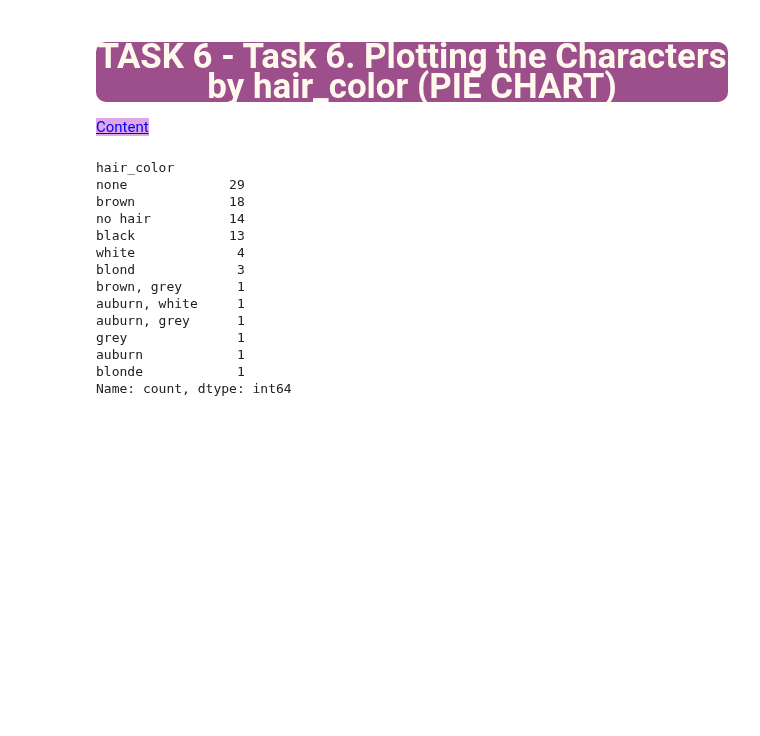
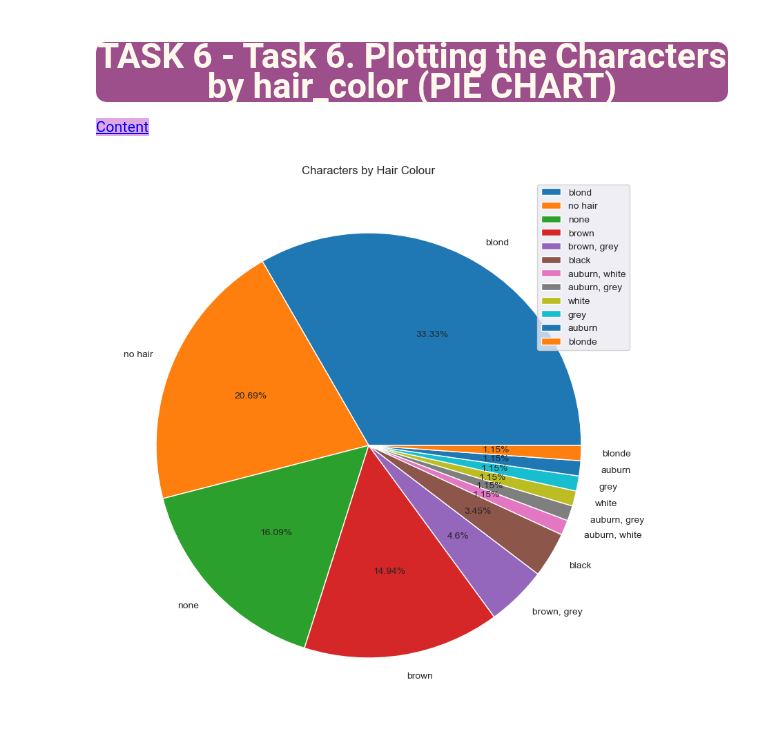
Before and after one commit to iceyisaak/clarusway_ds, a Jupyter notebook: Student_Star_Wars_Characters_assignment_1 (matplotlib)_V02.ipynb, the cells around one changed output. Drawn from its saved outputs; the diff is of its cells as text; code cells hidden in the pictures; blank space fills up the shorter version.

```diff
--- a/Student_Star_Wars_Characters_assignment_1 (matplotlib)_V02.ipynb
+++ b/Student_Star_Wars_Characters_assignment_1 (matplotlib)_V02.ipynb
@@ -442,26 +480,33 @@ Name: birth_year, Length: 87, dtype: object
 <a id="7"></a>
 <a href="#toc" class="btn btn-primary btn-sm" role="button" aria-pressed="true"
 style="color:blue; background-color:#dfa8e4" data-toggle="popover">Content</a>
-# %%
-# PIE CHART
-hair_color = df.hair_color.value_counts()
-
-hair_color
-# %% [output]
-hair_color
-none             29
-brown            18
-no hair          14
-black            13
-white             4
-blond             3
-brown, grey       1
-auburn, white     1
-auburn, grey      1
-grey              1
-auburn            1
-blonde            1
-Name: count, dtype: int64
+# %%
+# PIE CHART
+hair_color = df.hair_color
+# df.hair_color.value_counts()
+
+# Panda PieChart
+# hair_color.plot.pie()
+
+
+#matplotlib PieChart
+plt.figure(figsize=(10,10))
+
+chart_labels = hair_color.unique()
+chart_data_values = hair_color.value_counts().values
+
+plt.pie(
+    chart_data_values,
+    labels=chart_labels,
+    autopct=lambda x:  f'{round(x,2)}%'
+)
+plt.title('Characters by Hair Colour')
+plt.legend();
+
+
+# plt.show()
+# %% [output]
+[figure, added]
 # %% [markdown]
 ## <p style="background-color:#9d4f8c; font-family:newtimeroman; color:#FFF9ED; font-size:150%; text-align:center; border-radius:10px 10px;">THE END OF THE ASSIGNMENT 01</p>
 
```
Also changed, not shown: parts of 7 cells of this notebook.
